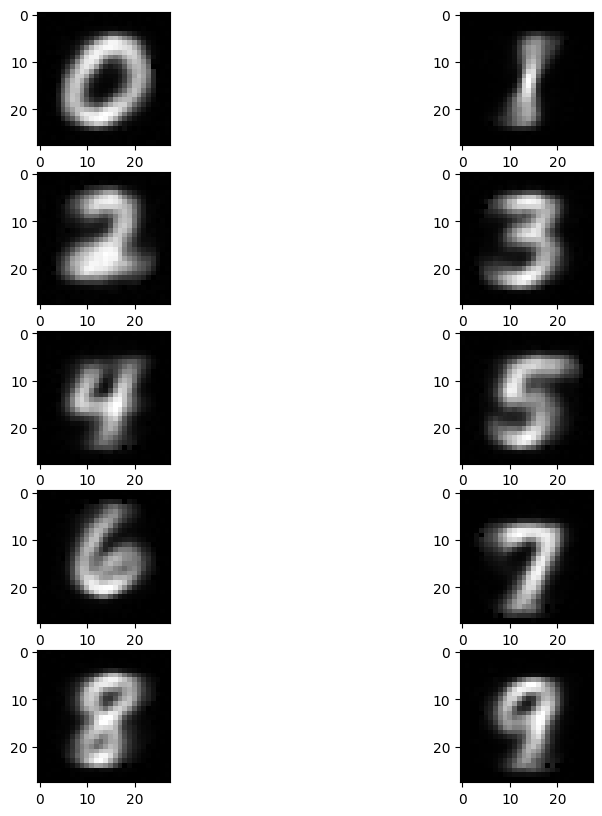
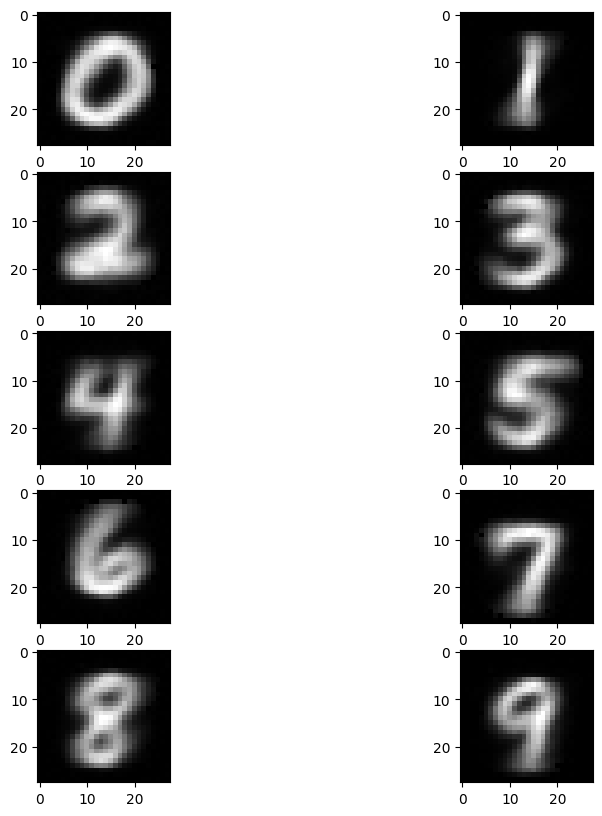
Unified diff of the notebook cell whose output changed from the first chart to the second:
--- before
+++ after
@@ -10,3 +10,4 @@
     axes.imshow(output, cmap='gray')
 
+plt.savefig('reverse_mnist.png', bbox_inches='tight', dpi=300)
 plt.show()

Commit: Added code to notebook to save image